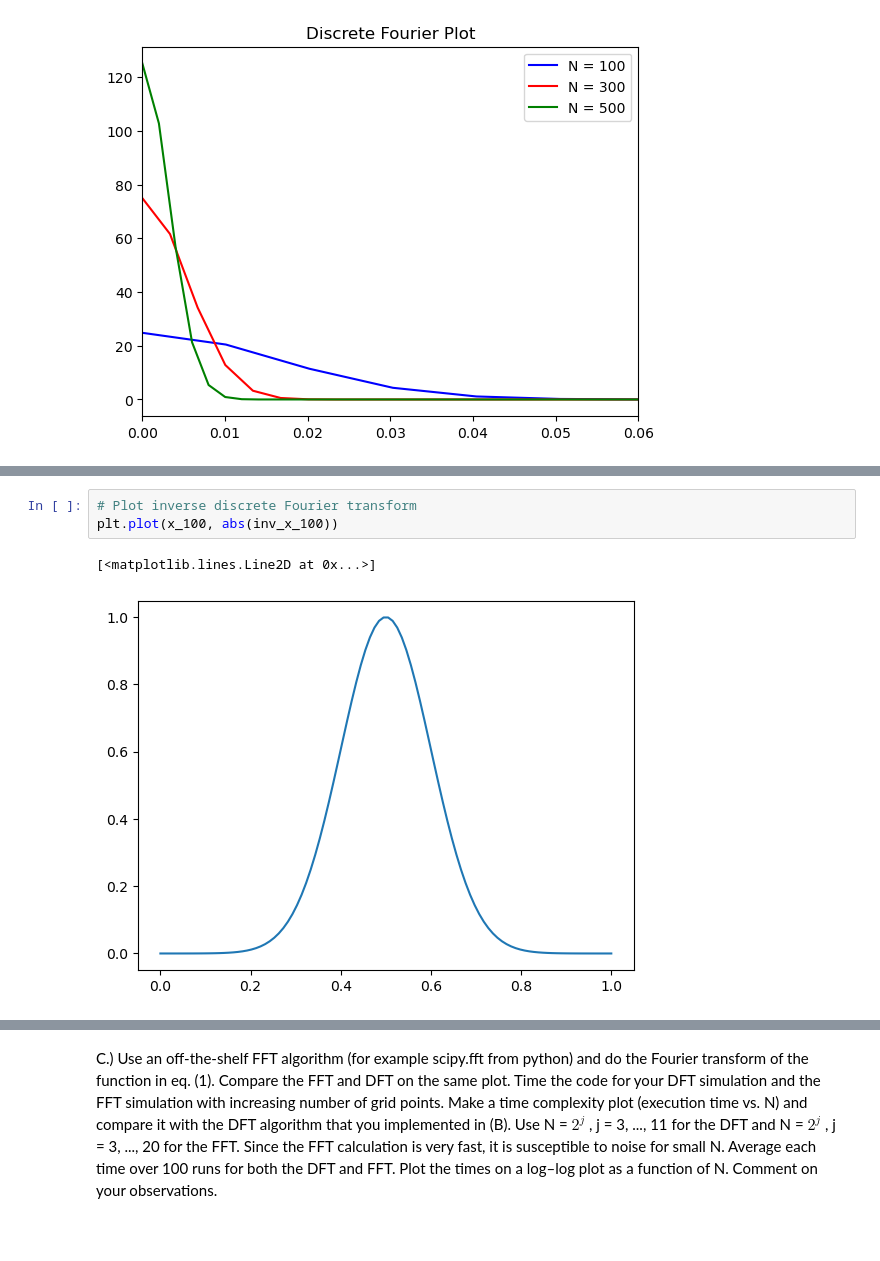
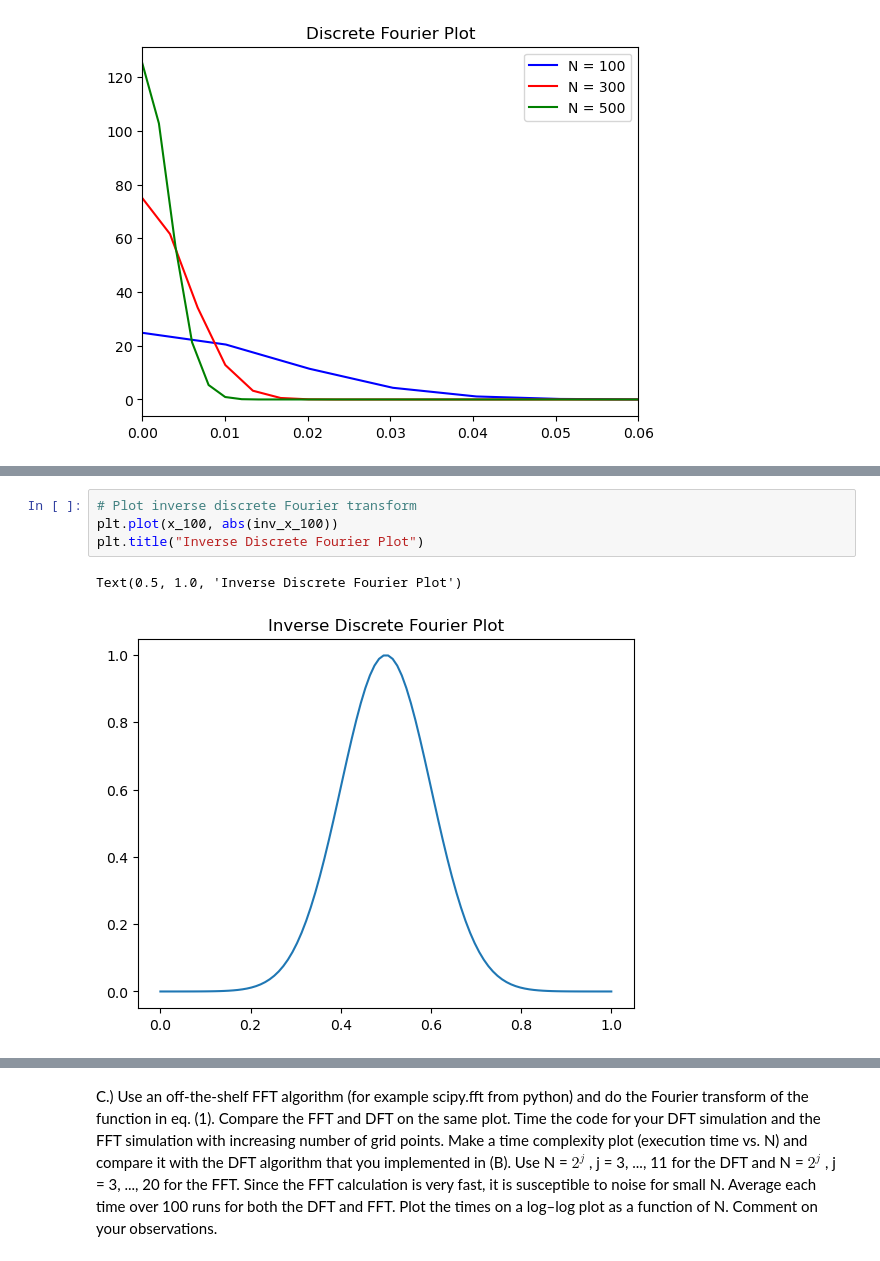
Before and after one commit to PolishJacob/ASTR5900_Projects, a Jupyter notebook: HW_05/Fourier.ipynb, the cells around one changed output, grey strips where cells are left out. Saved outputs shown, nothing was run; the diff lists cells and outputs as text; blank space fills up the shorter version.

```diff
--- a/HW_05/Fourier.ipynb
+++ b/HW_05/Fourier.ipynb
@@ -89,9 +89,10 @@ print(inv_x_100)
 # %%
 # Plot inverse discrete Fourier transform
 plt.plot(x_100, abs(inv_x_100))
+plt.title("Inverse Discrete Fourier Plot")
 # %% [output]
-[<matplotlib.lines.Line2D at 0x...>]
+Text(0.5, 1.0, 'Inverse Discrete Fourier Plot')
-[figure, old version]
+[figure, new version]
 # %%
 # Plot Equation 1
 func_x = np.linspace(0, 1, 100)
```
Also changed, not shown: parts of 7 cells of this notebook.
